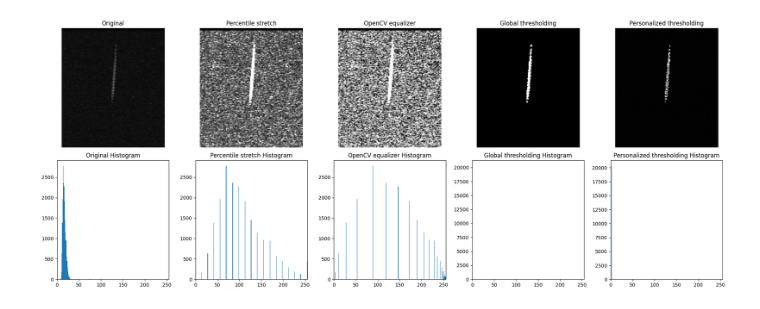
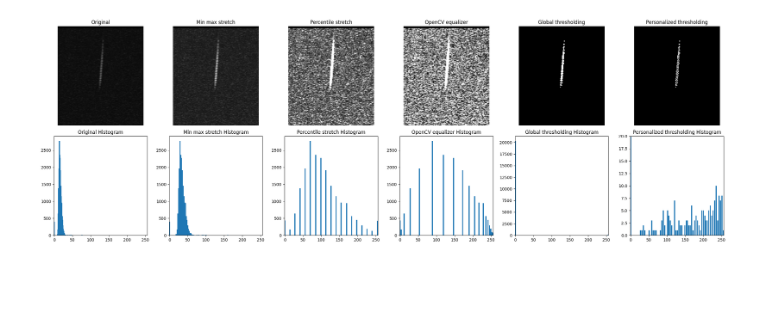
Before and after one commit to aurorapujols/tfg, a Jupyter notebook: home/apujols/code/histogram_enchancement.ipynb, the cells around one changed output. Drawn from its saved outputs; the diff is of its cells as text; code cells hidden in the pictures; blank space fills up the shorter version.

Commit message:
Improved Histogram enhancement

```diff
--- a/home/apujols/code/histogram_enchancement.ipynb
+++ b/home/apujols/code/histogram_enchancement.ipynb
@@ -84,12 +44,3 @@ def plot_image_and_histograms(original, process_fn):
-# %%
-processed_imgs = [percentile_stretch(greyscale),
-                  cv2_equalizer(greyscale),
-                  global_threshold(greyscale, 35),
-                  meteor_stretch(greyscale, Bmin=42, Bmax=107)]
-titles = ["Percentile stretch",
-          "OpenCV equalizer",
-          "Global thresholding",
-          "Personalized thresholding"]
 # %%
 def plot_images_and_histograms(original, processed_images, titles):
     """
@@ -123,13 +74,27 @@ def plot_images_and_histograms(original, processed_images, titles):
     # --- Row 2: Histograms ---
     for i, img in enumerate(all_images):
         counts, _ = np.histogram(img.ravel(), bins=range(257))
-        axes[1, i].bar(range(256), counts, width=1.0)
-        axes[1, i].set_xlim(0, 255)
+        axes[1, i].bar(range(256), counts, width=3.0)
+        axes[1, i].set_xlim(-1, 256)
+        if i == 5:
+            axes[1, i].set_ylim(0, np.max(counts[1:-1])+10)
         axes[1, i].set_title(f"{all_titles[i]} Histogram")
 
     plt.tight_layout()
     plt.show()
+# %%
+greyscale1 = cv2.imread("../../../data/upftfg26/apujols/processed/sum_image_cropped/M20251003_233536_MasLaRoca_NE_CROP_SUMIMG.png", cv2.IMREAD_GRAYSCALE)
+processed_imgs1 = [min_max_stretch(greyscale1),
+                  percentile_stretch(greyscale1),
+                  cv2_equalizer(greyscale1),
+                  global_threshold(greyscale1, 42),
+                  meteor_stretch(greyscale1, Bmin=42, Bmax=107)]
+titles1 = ["Min max stretch",
+          "Percentile stretch",
+          "OpenCV equalizer",
+          "Global thresholding",
+          "Personalized thresholding"]
 # %%
-plot_images_and_histograms(greyscale, processed_images=processed_imgs, titles=titles)
+plot_images_and_histograms(greyscale1, processed_images=processed_imgs1, titles=titles1)
 # %% [output]
-[figure, old version]
+[figure, new version]
```
Also changed, not shown: parts of 4 cells of this notebook, 1 other file.
